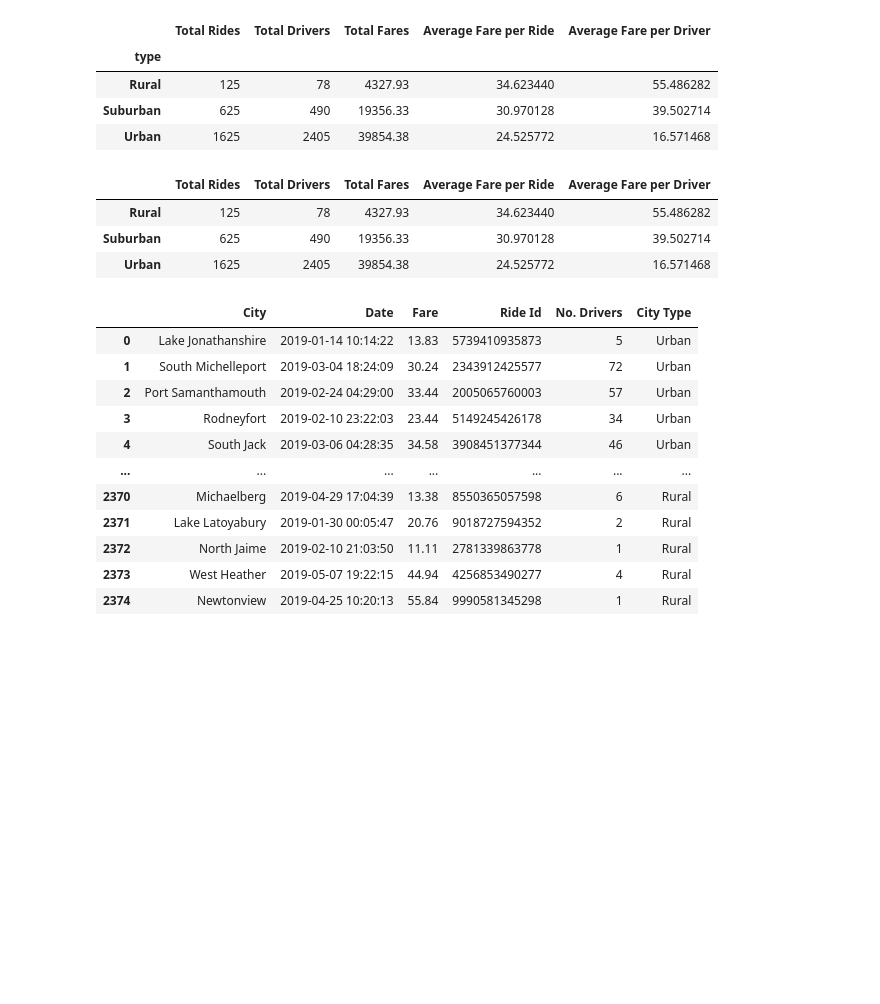
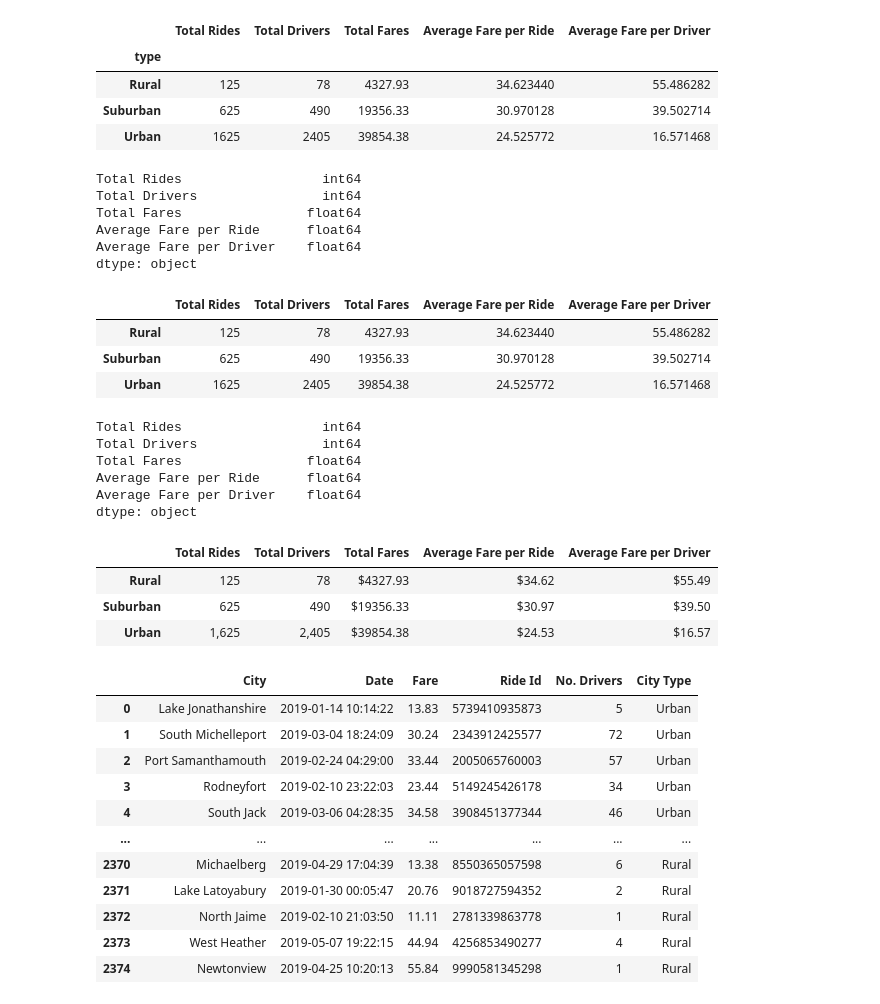
Before and after one commit to SheriKarasick/PyBer_Analysis, a Jupyter notebook: PyBer_Challenge2.ipynb, the cells around one changed output. Drawn from its saved outputs; the diff is of its cells as text; code cells hidden in the pictures; blank space fills up the shorter version.

```diff
--- a/PyBer_Challenge2.ipynb
+++ b/PyBer_Challenge2.ipynb
@@ -97,6 +97,15 @@ overall_by_city_type_df
 | Rural | 125 | 78 | 4327.93 | 34.623440 | 55.486282 |
 | Suburban | 625 | 490 | 19356.33 | 30.970128 | 39.502714 |
 | Urban | 1625 | 2405 | 39854.38 | 24.525772 | 16.571468 |
+# %%
+overall_by_city_type_df.dtypes
+# %% [output]
+Total Rides                  int64
+Total Drivers                int64
+Total Fares                float64
+Average Fare per Ride      float64
+Average Fare per Driver    float64
+dtype: object
 # %%
 overall_by_city_type_df.index.name = None
 overall_by_city_type_df.head()
@@ -110,3 +117,27 @@ overall_by_city_type_df.head()
+# %%
+overall_by_city_type_df.dtypes
+# %% [output]
+Total Rides                  int64
+Total Drivers                int64
+Total Fares                float64
+Average Fare per Ride      float64
+Average Fare per Driver    float64
+dtype: object
+# %%
+#Format Data in DataFrame
+
+overall_by_city_type_df["Total Rides"] = overall_by_city_type_df["Total Rides"].map("{:,}".format)
+overall_by_city_type_df["Total Drivers"] = overall_by_city_type_df["Total Drivers"].map("{:,}".format)
+overall_by_city_type_df["Total Fares"] = overall_by_city_type_df["Total Fares"].map("${:.2f}".format)
+overall_by_city_type_df["Average Fare per Ride"] = overall_by_city_type_df["Average Fare per Ride"].map("${:.2f}".format)
+overall_by_city_type_df["Average Fare per Driver"] = overall_by_city_type_df["Average Fare per Driver"].map("${:.2f}".format)
+
+overall_by_city_type_df
+# %% [output]
+|  | Total Rides | Total Drivers | Total Fares | Average Fare per Ride | Average Fare per Driver |
+| Rural | 125 | 78 | $4327.93 | $34.62 | $55.49 |
+| Suburban | 625 | 490 | $19356.33 | $30.97 | $39.50 |
+| Urban | 1,625 | 2,405 | $39854.38 | $24.53 | $16.57 |
 # %%
 #Rename Columns
 pyber_merge_df = pyber_merge_df.rename(columns={'city': 'City', 'date':'Date','fare':'Fare', 'ride_id': 'Ride Id','driver_count': 'No. Drivers', 'type':'City Type'})
```
Also changed, not shown: parts of 1 cell of this notebook, 2 other files.
